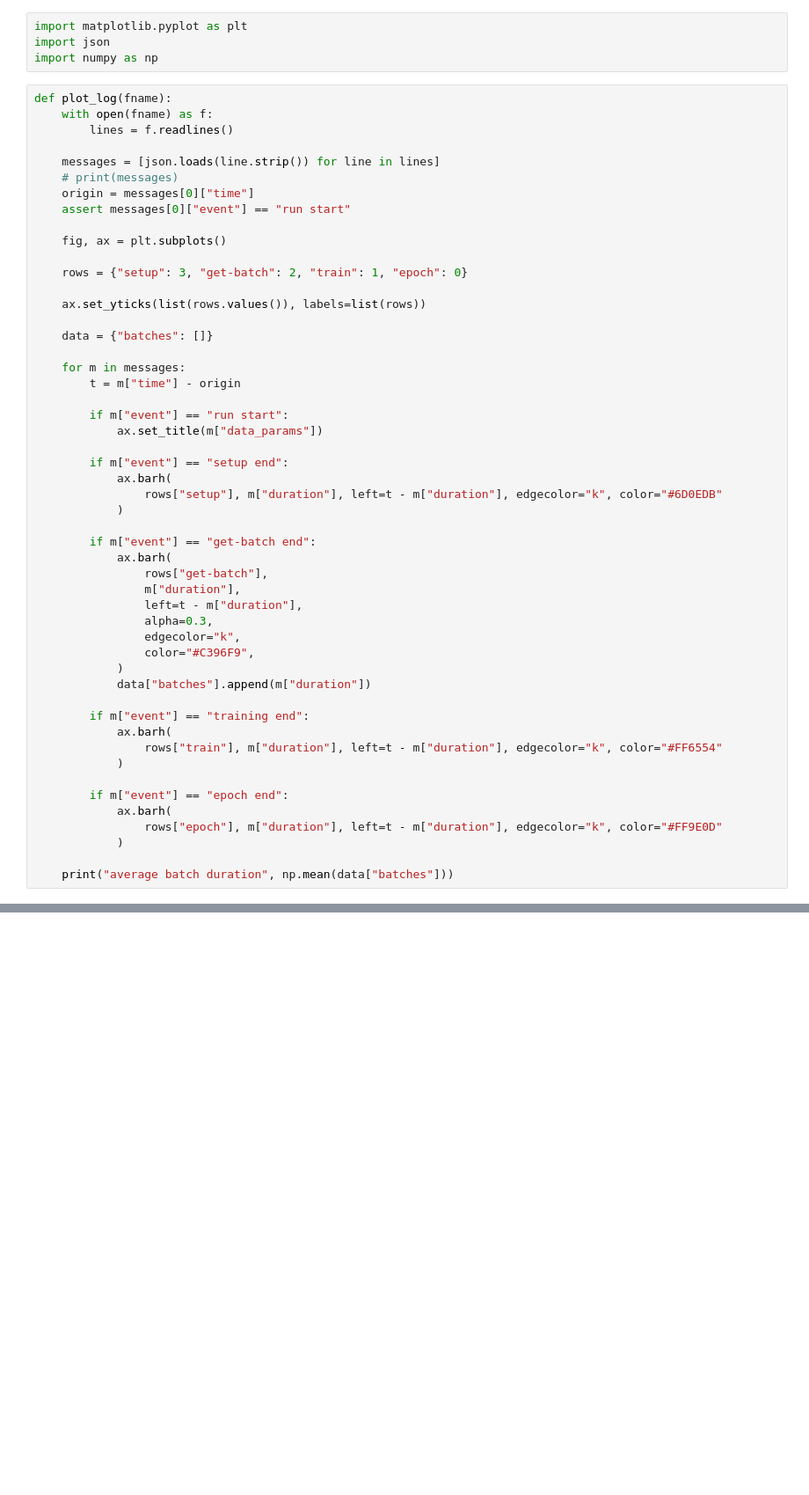
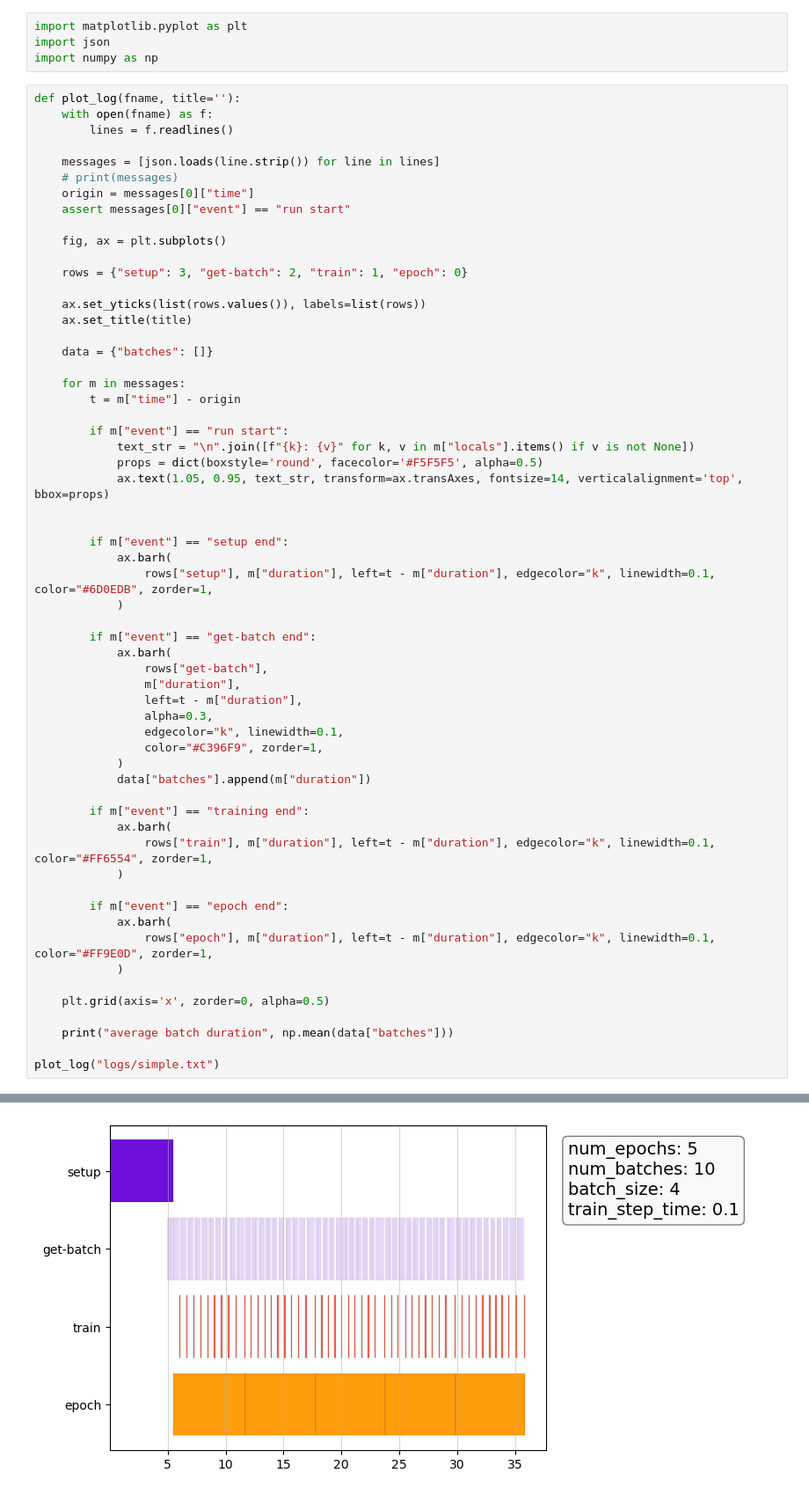
Before and after one commit to earth-mover/dataloader-demo, a Jupyter notebook: plot.ipynb, the cells around one changed output, grey strips where cells are left out. Shown at 88% size. Saved outputs shown, nothing was run; the diff lists cells and outputs as text; blank space fills up the shorter version.

```diff
--- a/plot.ipynb
+++ b/plot.ipynb
@@ -3,7 +3,7 @@ import matplotlib.pyplot as plt
 import json
 import numpy as np
 # %%
-def plot_log(fname):
+def plot_log(fname, title=''):
     with open(fname) as f:
         lines = f.readlines()
 
@@ -17,6 +17,7 @@ def plot_log(fname):
     rows = {"setup": 3, "get-batch": 2, "train": 1, "epoch": 0}
 
     ax.set_yticks(list(rows.values()), labels=list(rows))
+    ax.set_title(title)
 
     data = {"batches": []}
 
@@ -24,11 +25,14 @@ def plot_log(fname):
         t = m["time"] - origin
 
         if m["event"] == "run start":
-            ax.set_title(m["data_params"])
+            text_str = "\n".join([f"{k}: {v}" for k, v in m["locals"].items() if v is not None])
+            props = dict(boxstyle='round', facecolor='#F5F5F5', alpha=0.5)
+            ax.text(1.05, 0.95, text_str, transform=ax.transAxes, fontsize=14, verticalalignment='top', bbox=props)
+
 
         if m["event"] == "setup end":
             ax.barh(
-                rows["setup"], m["duration"], left=t - m["duration"], edgecolor="k", color="#6D0EDB"
+                rows["setup"], m["duration"], left=t - m["duration"], edgecolor="k", linewidth=0.1, color="#6D0EDB", zorder=1,
             )
 
         if m["event"] == "get-batch end":
@@ -37,19 +41,24 @@ def plot_log(fname):
                 m["duration"],
                 left=t - m["duration"],
                 alpha=0.3,
-                edgecolor="k",
-                color="#C396F9",
+                edgecolor="k", linewidth=0.1,
+                color="#C396F9", zorder=1,
             )
             data["batches"].append(m["duration"])
 
         if m["event"] == "training end":
             ax.barh(
-                rows["train"], m["duration"], left=t - m["duration"], edgecolor="k", color="#FF6554"
+                rows["train"], m["duration"], left=t - m["duration"], edgecolor="k", linewidth=0.1, color="#FF6554", zorder=1,
             )
 
         if m["event"] == "epoch end":
             ax.barh(
-                rows["epoch"], m["duration"], left=t - m["duration"], edgecolor="k", color="#FF9E0D"
+                rows["epoch"], m["duration"], left=t - m["duration"], edgecolor="k", linewidth=0.1, color="#FF9E0D", zorder=1,
             )
 
+    plt.grid(axis='x', zorder=0, alpha=0.5)
+
     print("average batch duration", np.mean(data["batches"]))
+
+plot_log("logs/simple.txt")
+# %% [output]
@@ -55,0 +66 @@ def plot_log(fname):
+[figure, added]
```
Also changed, not shown: parts of 32 cells of this notebook, 4 other files.
